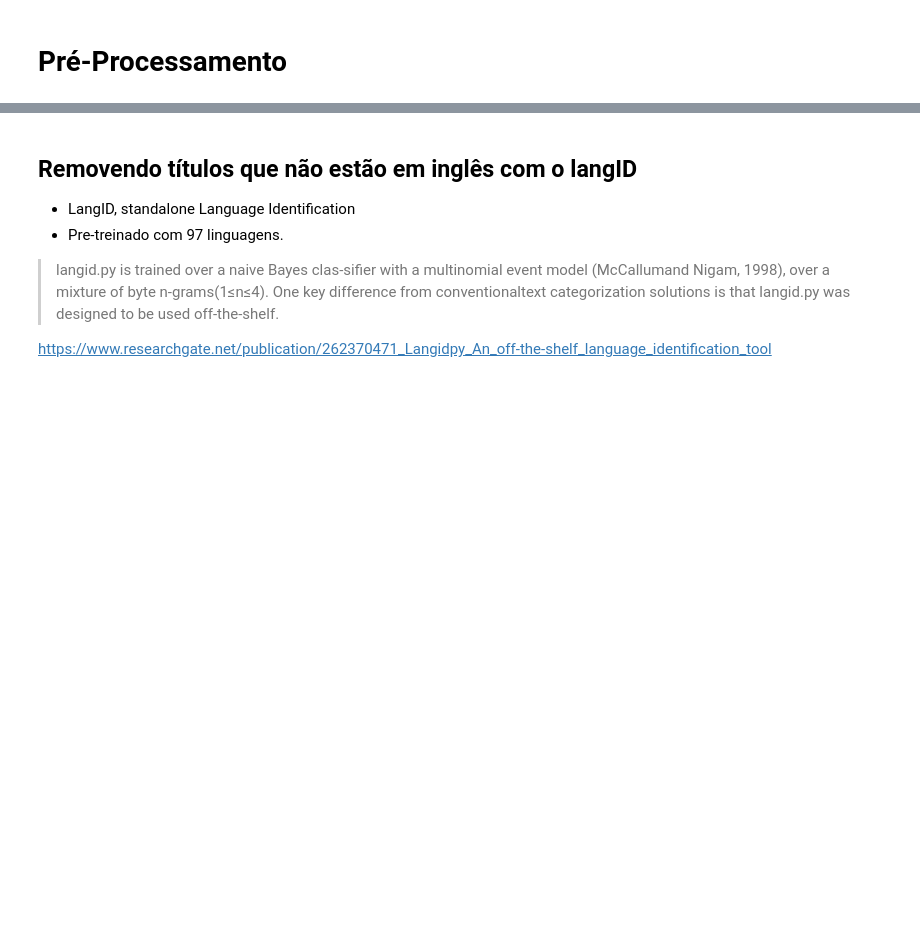
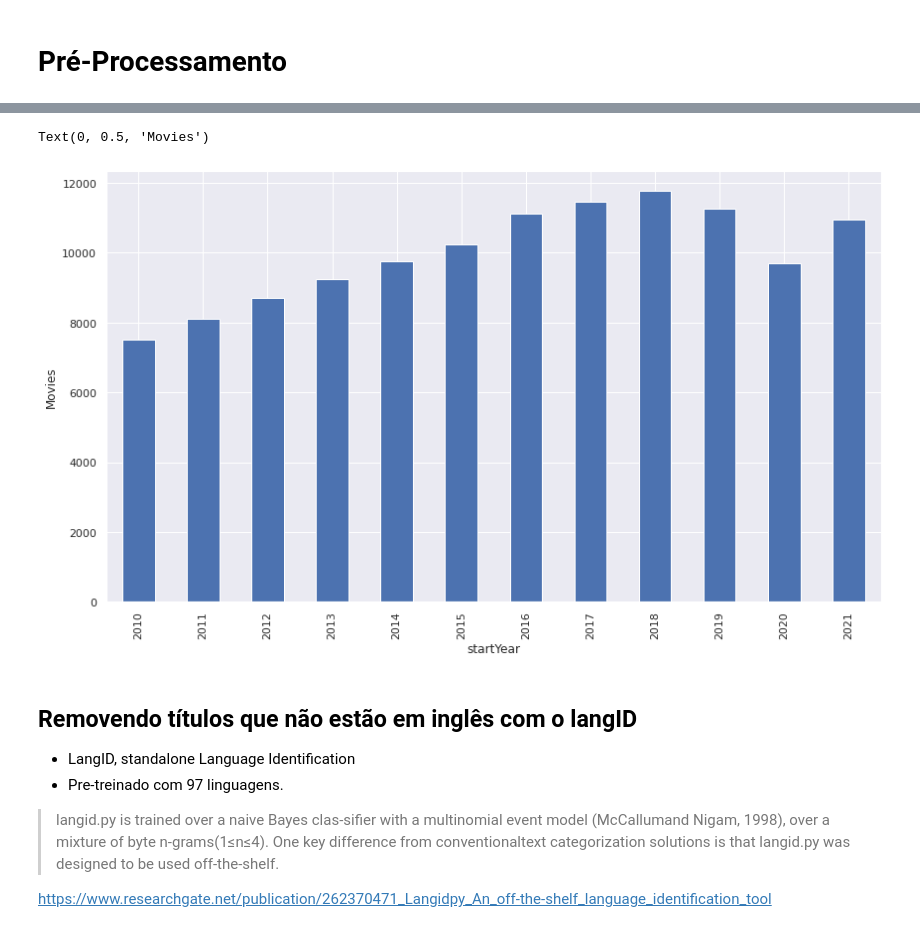
Before and after one commit to Durfan/ufsj-Data-Science, a Jupyter notebook: tool_presentation.ipynb, the cells around one changed output, grey strips where cells are left out. Saved outputs shown, nothing was run; the diff lists cells and outputs as text; code cells hidden in the pictures; blank space fills up the shorter version.

```diff
--- a/tool_presentation.ipynb
+++ b/tool_presentation.ipynb
@@ -12,10 +12,15 @@ import numpy as np
 import langid
 import faiss
 from sentence_transformers import SentenceTransformer
-#import matplotlib.pyplot as plt
+
+import matplotlib.pyplot as plt
+import seaborn as sns
 #from sklearn.cluster import KMeans
 
 data_path = "./data"
+
+sns.set_theme()
+%matplotlib inline
 # %% [markdown]
 # Introdução
 
@@ -92,3 +97,12 @@ df
+# %%
+fig, ax = plt.subplots()
+fig.set_size_inches(14, 8)
+
+ax = df.groupby('startYear').size().plot.bar()
+ax.set_ylabel('Movies')
+# %% [output]
+Text(0, 0.5, 'Movies')
+[figure, added]
 # %% [markdown]
  ##  Removendo títulos que não estão em inglês com o langID
 
```
Also changed, not shown: parts of 7 cells of this notebook, 1 other file.
